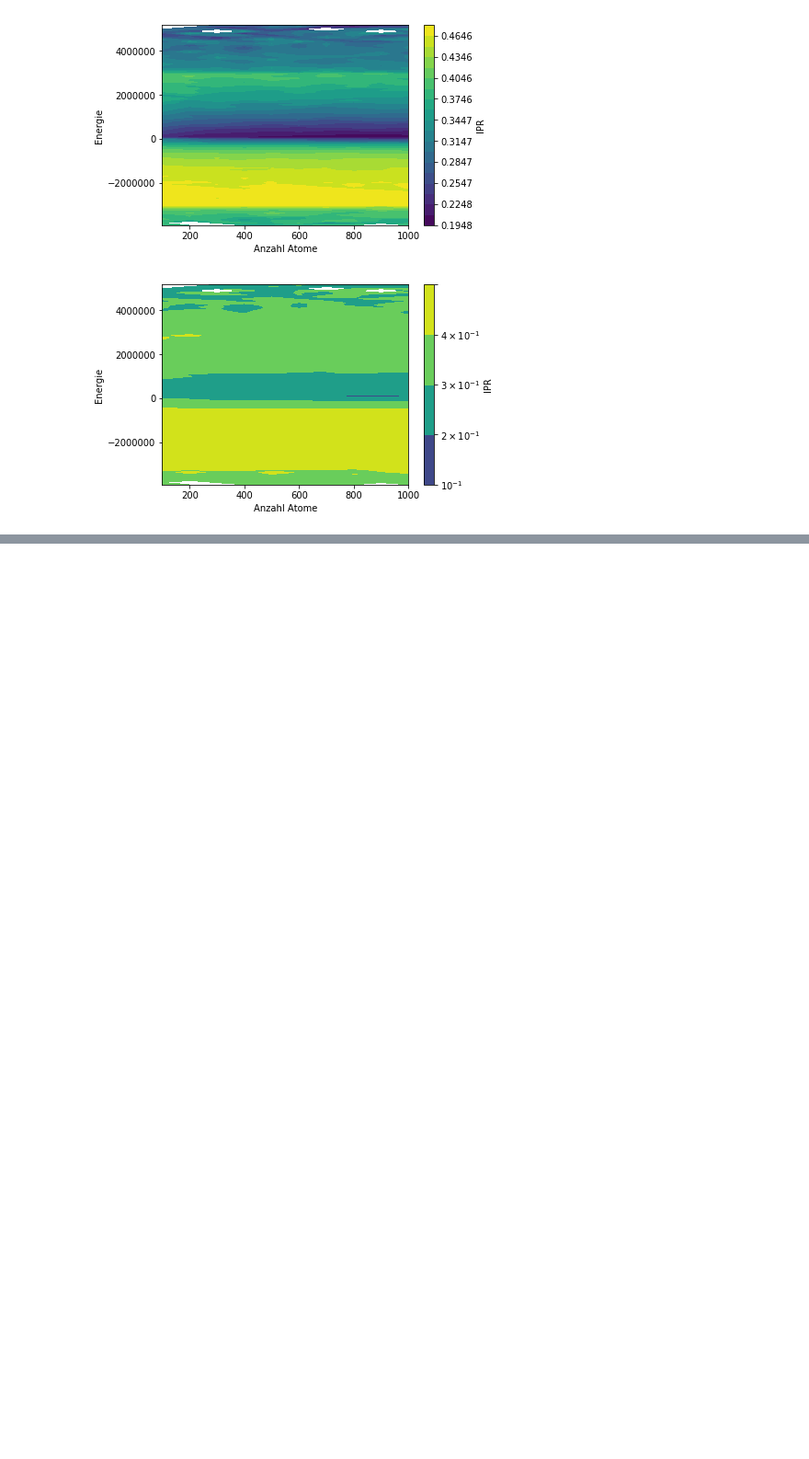
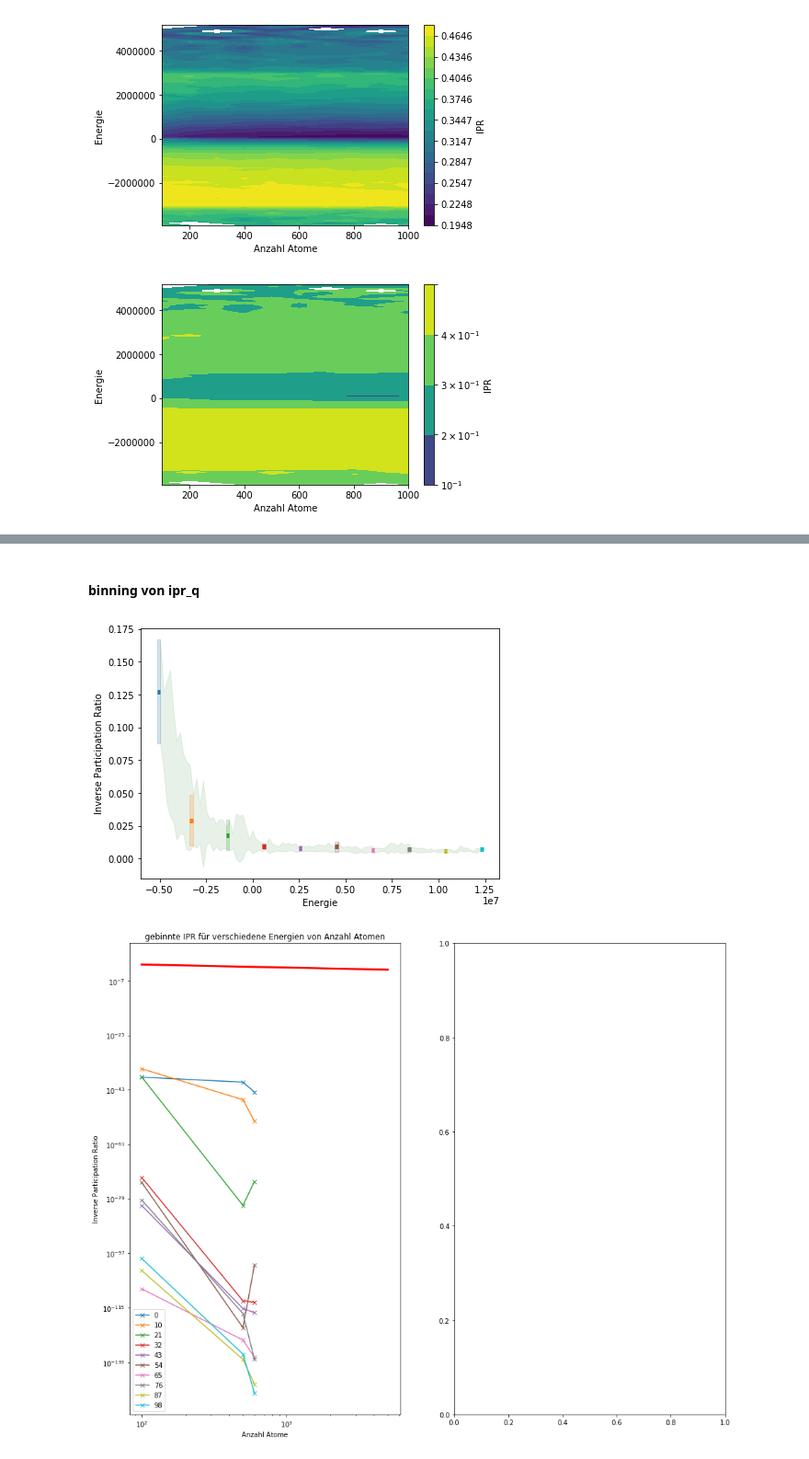
Before and after one commit to Jilinger/Paper, a Jupyter notebook: Fractality.ipynb, the cells around one changed output, grey strips where cells are left out. Shown at 92% size. Drawn from its saved outputs; the diff is of its cells as text; code cells hidden in the pictures; blank space fills up the shorter version.

```diff
--- a/Fractality.ipynb
+++ b/Fractality.ipynb
@@ -1005,0 +1046,66 @@ SyntaxError: 'return' outside function (<ipython-input-29-eb120b853c08>, line 12
+# %% [markdown]
+#### binning von ipr_q
+# %%
+ipr_q_gebint =[[[]for i in anzahl] for i in q_array]
+ipr_q_std    =[[[]for i in anzahl] for i in q_array]
+
+steps=100
+bins=np.linspace(eig_min,eig_max,steps)
+
+for j in range(len(q_array)):
+    for i in range(len(anzahl)):
+        bin_means, bin_edges, binnumber = stats.binned_statistic(eigenvalues[i],ipr_q[i][j], statistic='mean', bins=bins)
+        bin_std, bin_edges, binnumber  = stats.binned_statistic(eigenvalues[i],ipr_q[i][j], statistic='std', bins=bins)
+
+        ipr_q_gebint[j][i] = bin_means
+        ipr_q_std[j][i]    = bin_std
+
+ipr_q_gebint=np.array(ipr_q_gebint)
+ipr_q_std=np.array(ipr_q_std)
+
+#ipr_q_gebint  1.q  2.atoms  3.values
+# %%
+special_q=9
+
+new_colors = ['#1f77b4', '#ff7f0e', '#2ca02c', '#d62728',
+              '#9467bd', '#8c564b', '#e377c2', '#7f7f7f',
+              '#bcbd22', '#17becf']
+
+
+fig, axes = plt.subplots(1,1, figsize=(7,5))
+#axes.plot(states,fit(states,*popt));
+
+axes.fill_between(bin_edges[1:], ipr_gebint[-1]-ipr_std[-1], ipr_gebint[-1]+ipr_std[-1], color="darkseagreen", alpha=0.2)
+j=0
+for i in np.linspace(0,steps-2,10).astype(int):
+    binnss= np.linspace(bins[i],bins[i+1],2)
+    axes.hlines(ipr_gebint[-1][i],binnss[0],binnss[1], lw=5, color=new_colors[j])
+    axes.fill_between(binnss, ipr_gebint[-1][i]-ipr_std[-1][i], ipr_gebint[-1][i]+ipr_std[-1][i],color=new_colors[j], alpha=0.2)
+    j+=1
+
+
+axes.set_xlabel("Energie")
+axes.set_ylabel("Inverse Participation Ratio");
+
+fig, axes = plt.subplots(1,2, figsize=(16,13))
+#axes.plot(states,fit(states,*popt));
+
+axes[0].set_xscale("log")
+axes[0].set_yscale("log")
+axes[0].set_title("gebinnte IPR für verschiedene Energien von Anzahl Atomen")
+x=np.arange(100,5000).astype(float)
+
+axes[0].plot(x,poly_func([2.5,1],x), color="red", linewidth="3")
+#axes[0].set_ylim(0,1)
+
+
+for i in np.linspace(0,steps-2,10).astype(int):
+    axes[0].errorbar(anzahl,ipr_q_gebint[special_q][:,i], marker="x",label="%i"%i)
+
+axes[0].set_xlabel("Anzahl Atome")
+axes[0].set_ylabel("Inverse Participation Ratio");
+
+axes[0].legend();
+# %% [output]
+[figure, added]
+[figure, added]
```
Also changed, not shown: parts of 33 cells of this notebook, 5 other files.
